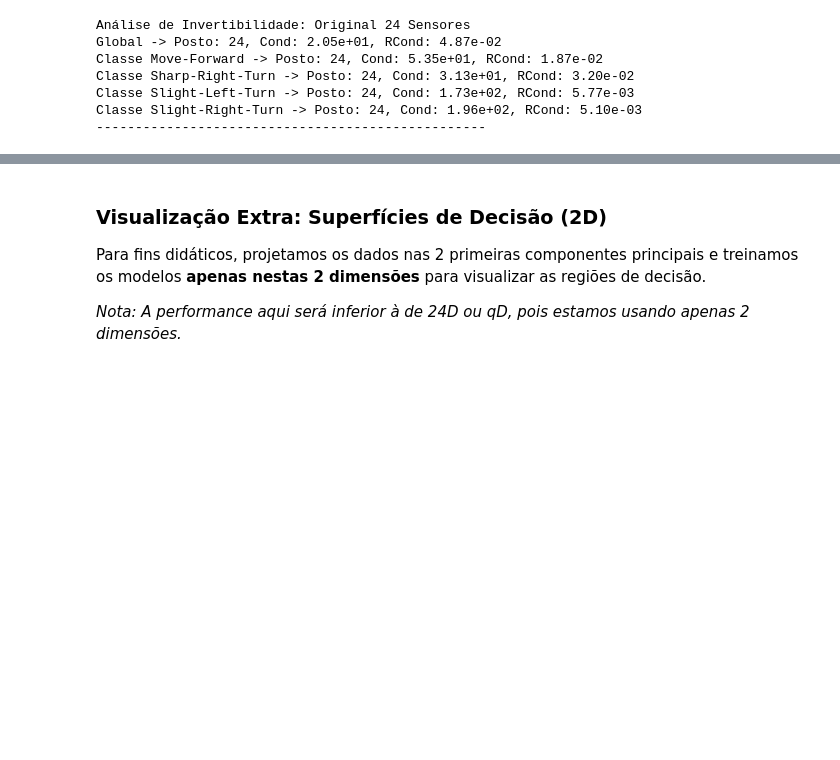
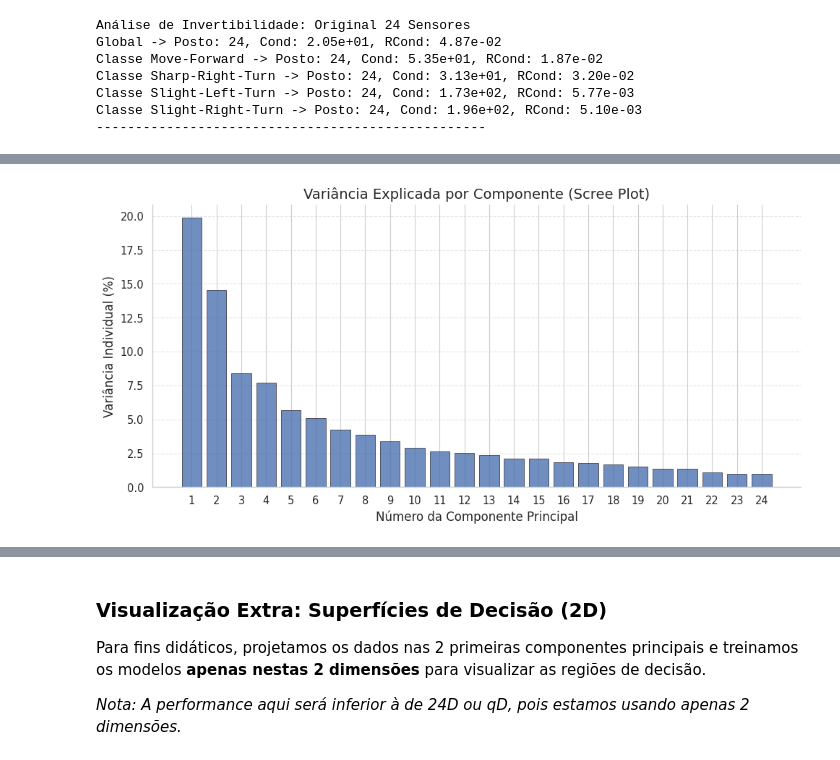
Before and after one commit to LucasJLBraz/Trabalhos_Rec_Padroes, a Jupyter notebook: notebooks/Trabalho Computacional 3/trabalho3_experimentos.ipynb, the cells around one changed output, grey strips where cells are left out. Saved outputs shown, nothing was run; the diff lists cells and outputs as text; code cells hidden in the pictures; blank space fills up the shorter version.

```diff
--- a/notebooks/Trabalho Computacional 3/trabalho3_experimentos.ipynb
+++ b/notebooks/Trabalho Computacional 3/trabalho3_experimentos.ipynb
@@ -65,12 +69,7 @@ le = LabelEncoder()
 y_encoded = le.fit_transform(y_labels)
 classes_nomes = le.classes_
 
-y
-
-# Normalização Z-Score (Média 0, Desvio 1)
-# Crítico para classificadores baseados em distância (DMP) e covariância (CQG)
-scaler = StandardScaler()
-X_scaled = scaler.fit_transform(X_raw)
+X_scaled = X_raw  # Mantendo os dados originais para análise de invertibilidade e PCA
 
 print(f"Dataset Carregado: {X_scaled.shape}")
 print(f"Classes: {classes_nomes}")
@@ -301,0 +403,79 @@ Componentes necessários para 99% de variância: q = 24
+# %%
+import matplotlib.pyplot as plt
+import numpy as np
+
+# Ajuste do PCA na base completa (apenas para análise de variância)
+pca_full = PCA(n_componentes=None)
+pca_full.fit(X_scaled)
+
+# Cálculo das variâncias
+var_ratio = pca_full.razao_variancia_explicada_
+var_cum = np.cumsum(var_ratio)
+componentes = np.arange(1, len(var_ratio) + 1)
+
+# ==========================================
+# Gráfico 1: Variância Explicada Individual (Scree Plot)
+# ==========================================
+plt.figure(figsize=(10, 5))
+plt.bar(componentes, var_ratio * 100, color='#4C72B0', alpha=0.8, edgecolor='black', linewidth=0.5)
+
+plt.xlabel('Número da Componente Principal', fontsize=12)
+plt.ylabel('Variância Individual (%)', fontsize=12)
+plt.title('Variância Explicada por Componente (Scree Plot)', fontsize=14)
+plt.xticks(componentes) # Garante que apenas números inteiros apareçam
+plt.grid(axis='y', linestyle='--', alpha=0.5)
+
+# Removendo bordas para um visual mais limpo (Tufte style)
+plt.gca().spines['top'].set_visible(False)
+plt.gca().spines['right'].set_visible(False)
+
+plt.tight_layout()
+plt.show()
+
+# ==========================================
+# Gráfico 2: Variância Explicada Acumulada
+# ==========================================
+plt.figure(figsize=(10, 6))
+plt.plot(componentes, var_cum * 100, marker='o', color='#C44E52', linewidth=2.5, markersize=7)
+
+plt.xlabel('Número Acumulado de Componentes (q)', fontsize=12)
+plt.ylabel('Variância Acumulada (%)', fontsize=12)
+plt.title('Evolução da Variância Explicada Acumulada', fontsize=14)
+plt.xticks(componentes)
+plt.grid(axis='both', linestyle='--', alpha=0.4)
+
+plt.gca().spines['top'].set_visible(False)
+plt.gca().spines['right'].set_visible(False)
+
+# Definição dos limiares de interesse e cores para destacá-los
+limiares = {0.50: '50%', 0.90: '90%', 0.95: '95%', 0.99: '99%'}
+cores_linhas = ['#55A868', '#8172B2', '#64B5CD']
+
+print("--- Análise de Variância Acumulada ---")
+for (threshold, label), color in zip(limiares.items(), cores_linhas):
+    # Identifica a componente onde a variância atinge ou supera o limite
+    q_idx = np.argmax(var_cum >= threshold) + 1
+
+    # Linha horizontal da origem até o ponto
+    plt.hlines(y=threshold * 100, xmin=0, xmax=q_idx, color=color, linestyle='--', alpha=0.8)
+    # Linha vertical do ponto até o eixo X
+    plt.vlines(x=q_idx, ymin=0, ymax=threshold * 100, color=color, linestyle='--', alpha=0.8)
+
+    # Adicionando uma "caixa de texto" para o rótulo ficar legível mesmo passando sobre a linha
+    plt.annotate(f'{label} (q={q_idx})',
+                 xy=(q_idx, threshold * 100),
+                 xytext=(q_idx + 0.3, threshold * 100 - 4),
+                 fontsize=10,
+                 bbox=dict(boxstyle="round,pad=0.3", fc="white", ec=color, lw=1.5),
+                 arrowprops=dict(arrowstyle="->", color=color))
+
+    print(f"Componentes necessários para {threshold * 100:.0f}% de variância: q = {q_idx}")
+
+# Ajustando limites do gráfico para melhorar o respiro das anotações
+plt.xlim(0.5, len(var_ratio) + 2.5)
+plt.ylim(0, 105)
+
+plt.tight_layout()
+plt.show()
+# %% [output]
+[figure, added]
```
Also changed, not shown: parts of 22 cells of this notebook, 2 other files.
